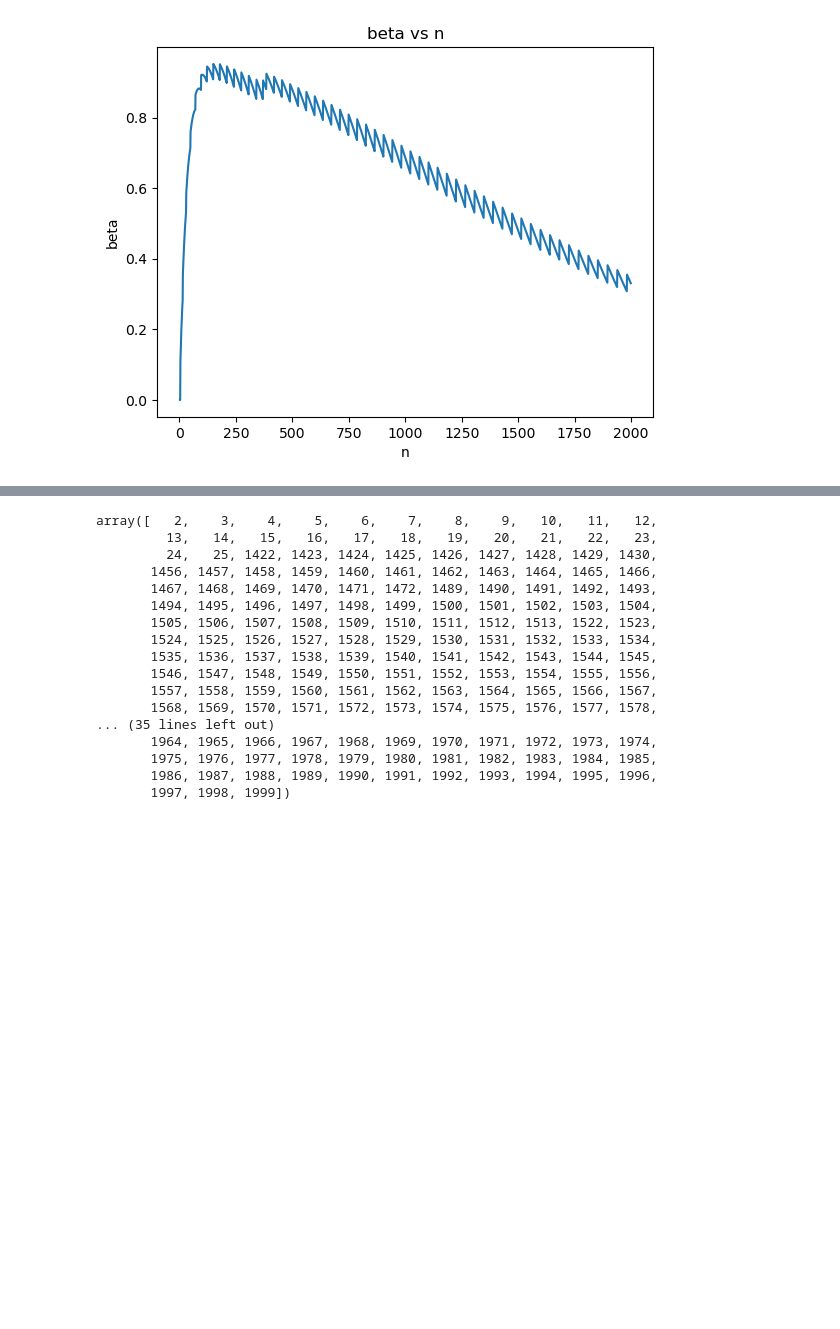
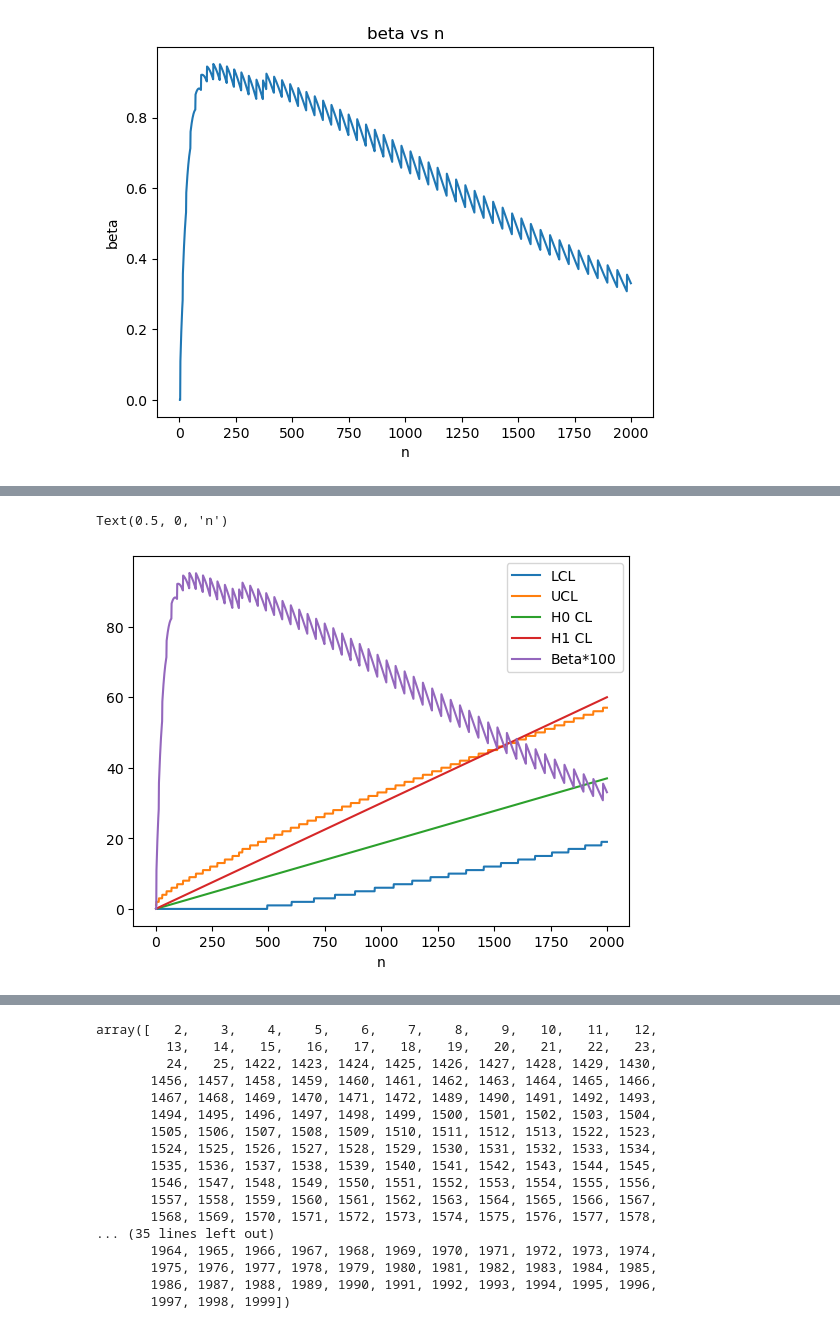
Before and after one commit to MoH-assan/Teaching-Python-For-Quality-Control-, a Jupyter notebook: 8_Control_Chart_Attibutes/np_chart_Phase2_Easyway.ipynb, the cells around one changed output, grey strips where cells are left out. Cells and saved outputs as stored; diff of their text form; code cells hidden in the pictures; blank space fills up the shorter version.

```diff
--- a/8_Control_Chart_Attibutes/np_chart_Phase2_Easyway.ipynb
+++ b/8_Control_Chart_Attibutes/np_chart_Phase2_Easyway.ipynb
@@ -107,6 +109,11 @@ p_1=0.03 #Given
 p_0=0.0185 #Given
 alpha=0.002 #Given
 beta_list=[]
+LCL_list=[]
+UCL_list=[]
+null_hypothis_CL=[]
+alternative_hypothis_CL=[]
+
 n_list=np.arange(2,2000,1)
 for n_current in n_list:
     LCL,mode_recommended=LCL_np_chart(n=n_current,P_bar=p_0,alpha=alpha,printing=False)
@@ -116,6 +123,10 @@ for n_current in n_list:
     elif mode_recommended=='one-sided':
         beta=stats.binom.cdf(UCL-1,n=n_current,p=p_1)-stats.binom.cdf(0,n=n_current,p=p_1)
     beta_list.append(beta)
+    LCL_list.append(LCL)
+    UCL_list.append(UCL)
+    null_hypothis_CL.append(p_0*n_current)
+    alternative_hypothis_CL.append(p_1*n_current)
 plt.plot(n_list,beta_list) #The plot look weird, in the beginning, increasing n increase beta error ??
 plt.xlabel('n')
 plt.ylabel('beta')
@@ -125,0 +157,11 @@ Text(0.5, 1.0, 'beta vs n')
+# %%
+plt.plot(n_list,LCL_list,label='LCL')
+plt.plot(n_list,UCL_list,label='UCL')
+plt.plot(n_list,null_hypothis_CL,label='H0 CL')
+plt.plot(n_list,alternative_hypothis_CL,label='H1 CL')
+plt.plot(n_list,np.array(beta_list)*100,label='Beta*100')
+plt.legend()
+plt.xlabel('n')
+# %% [output]
+Text(0.5, 0, 'n')
+[figure, added]
```
Also changed, not shown: parts of 24 cells of this notebook, 2 other files.
